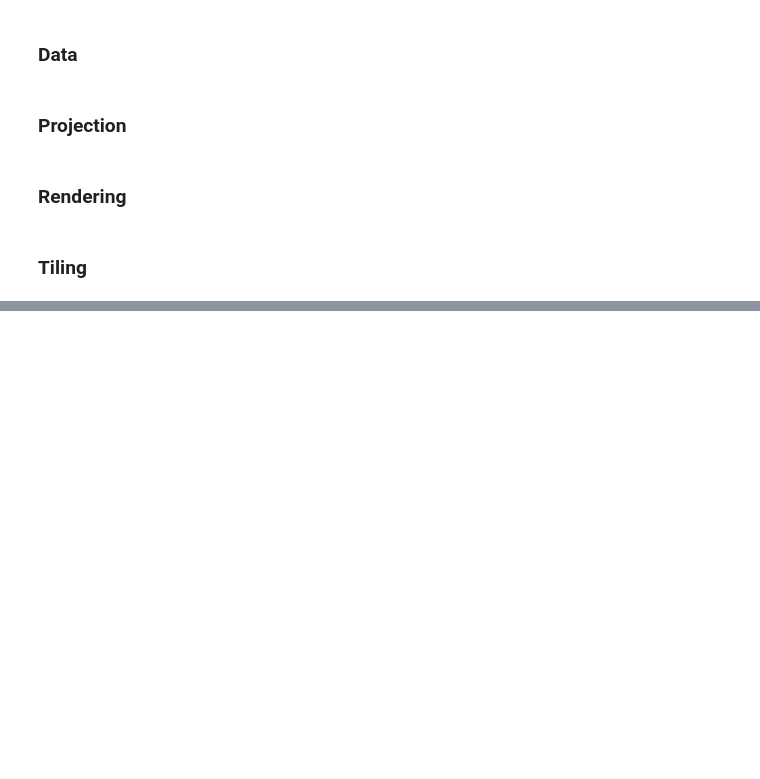
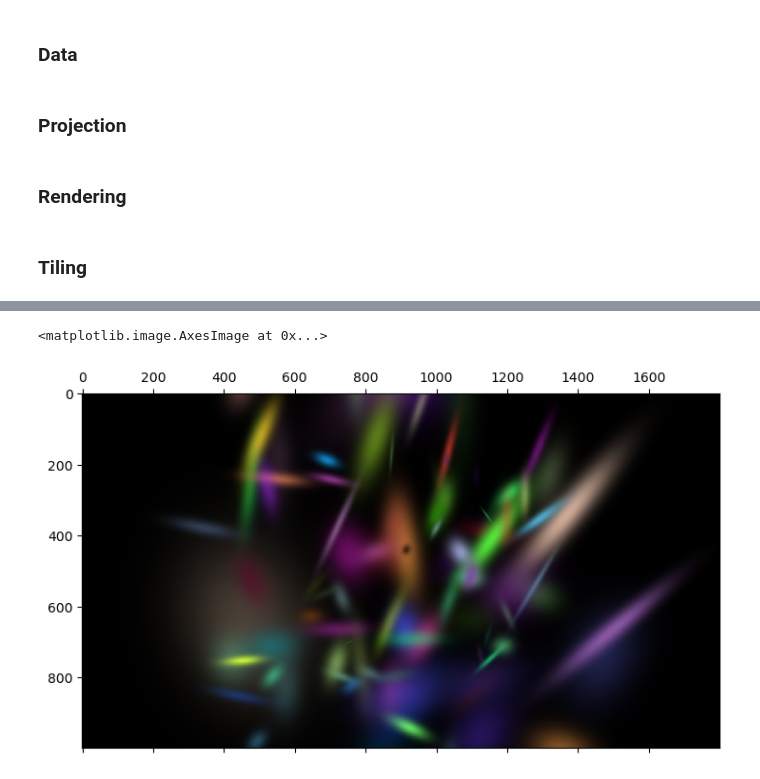
Before and after one commit to myasincifci/gaussian-splatting, a Jupyter notebook: notebooks/rendering_final.ipynb, the cells around one changed output, grey strips where cells are left out. Saved outputs shown, nothing was run; the diff lists cells and outputs as text; code cells hidden in the pictures; blank space fills up the shorter version.

```diff
--- a/notebooks/rendering_final.ipynb
+++ b/notebooks/rendering_final.ipynb
@@ -77,5 +74,5 @@ W, H
 # %%
-tile_size = 16
+tile_size = 200
 # %%
 tile_map = tile_gaussians(mu_, cov_, tile_size, H, W)
 # %%
@@ -134,0 +136,45 @@ plt.matshow(rasterize_gaussians_patch(mu_, z, cov_, col, opc,
+# %%
+def rasterize_tile(
+        xys,
+        covs,
+        colors,
+        opacity,
+        x_coord,
+        y_coord,
+        tile_size,
+        out_img
+    ):
+    x_min, x_max = x_coord*tile_size, (x_coord+1)*tile_size
+    y_min, y_max = y_coord*tile_size, (y_coord+1)*tile_size
+
+    # print(x_min, x_max, y_min, y_max)
+
+    # x, y = torch.meshgrid(torch.linspace(x_min, x_max, tile_size),torch.linspace(y_min, y_max, tile_size), indexing='xy')
+    x, y = torch.meshgrid(torch.arange(x_min, x_max), torch.arange(y_min, y_max))
+    x = x.reshape(1,-1); y = y.reshape(1, -1)
+
+    pixels_xy = torch.cat((x.reshape(1,-1),y.reshape(1,-1)), dim=0)
+
+    # out_img = torch.zeros(tile_size, tile_size, 3)
+    cum_alphas = torch.ones(1, tile_size, tile_size)
+    for m, S, c, o in zip(xys, covs, colors, opacity):
+        alpha = g(pixels_xy, m, S).view(1, tile_size, tile_size) * o
+        out_img[y_min:y_max, x_min:x_max] += (alpha * c.view(3,1,1) * cum_alphas).permute((2,1,0))#.flip(dims=(0,))
+        cum_alphas *= (1 - alpha)
+
+    return out_img
+# %%
+out_img = torch.zeros(H, W, 3)
+for y in tqdm(range(len(tile_map))):
+    for x in range(len(tile_map[0])):
+        # if tile_map[y][x]:
+        rasterize_tile(
+            xys=mu_, covs=cov_, colors=col, opacity=opc,
+            x_coord=x, y_coord=y, tile_size=tile_size,
+            out_img=out_img
+        )
+# %%
+plt.matshow(out_img)
+# %% [output]
+<matplotlib.image.AxesImage at 0x...>
+[figure, added]
```
Also changed, not shown: parts of 8 cells of this notebook, 1 other file.
